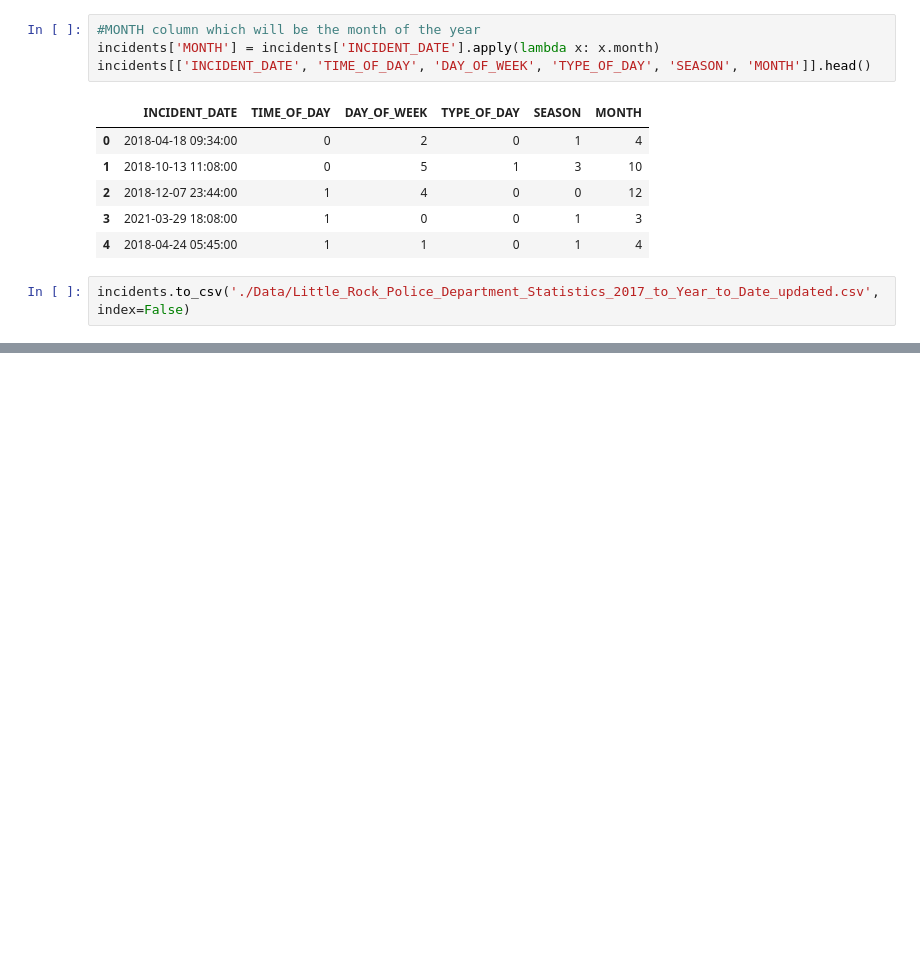
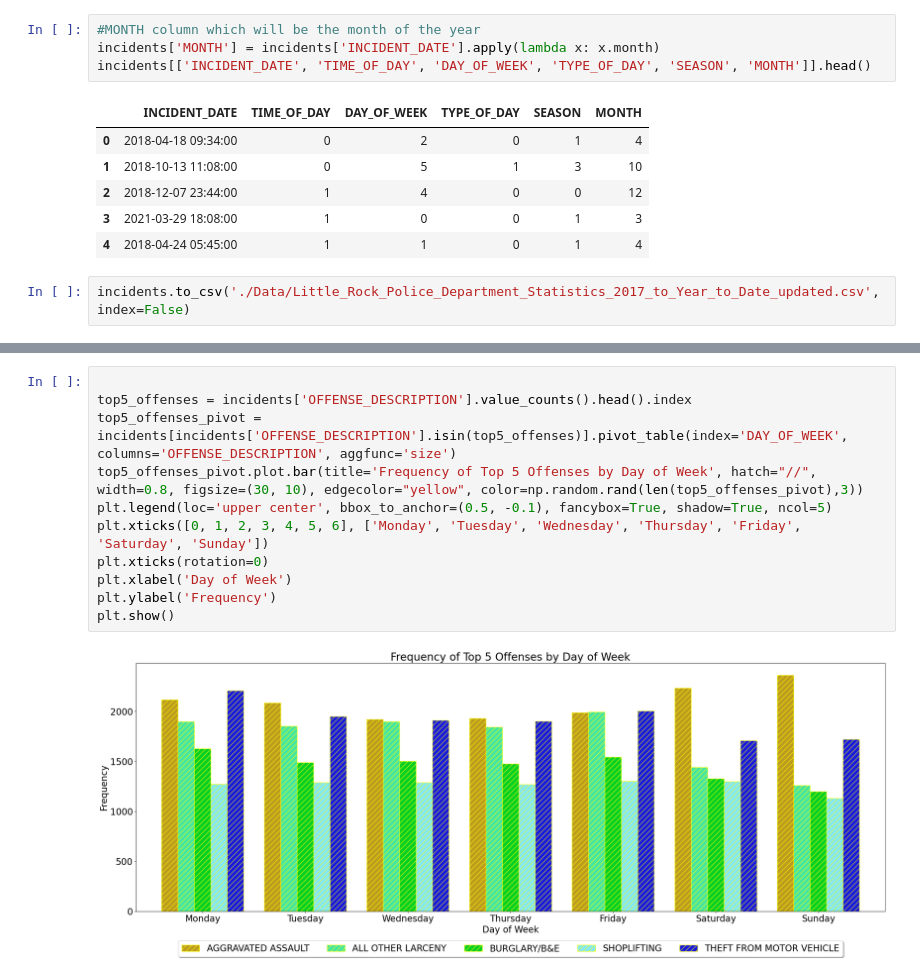
Before and after one commit to ATU-TechAI-Research-Hub/little-rock-crime, a Jupyter notebook: Offense Frequency Visualization.ipynb, the cells around one changed output, grey strips where cells are left out. Drawn from its saved outputs; the diff is of its cells as text; blank space fills up the shorter version.

Commit message:
Added visualization for top 5 offenses by the day of week

```diff
--- a/Offense Frequency Visualization.ipynb
+++ b/Offense Frequency Visualization.ipynb
@@ -104,3 +104,16 @@ plt.show()
+# %%
+
+top5_offenses = incidents['OFFENSE_DESCRIPTION'].value_counts().head().index
+top5_offenses_pivot = incidents[incidents['OFFENSE_DESCRIPTION'].isin(top5_offenses)].pivot_table(index='DAY_OF_WEEK', columns='OFFENSE_DESCRIPTION', aggfunc='size')
+top5_offenses_pivot.plot.bar(title='Frequency of Top 5 Offenses by Day of Week', hatch="//", width=0.8, figsize=(30, 10), edgecolor="yellow", color=np.random.rand(len(top5_offenses_pivot),3))
+plt.legend(loc='upper center', bbox_to_anchor=(0.5, -0.1), fancybox=True, shadow=True, ncol=5)
+plt.xticks([0, 1, 2, 3, 4, 5, 6], ['Monday', 'Tuesday', 'Wednesday', 'Thursday', 'Friday', 'Saturday', 'Sunday'])
+plt.xticks(rotation=0)
+plt.xlabel('Day of Week')
+plt.ylabel('Frequency')
+plt.show()
+# %% [output]
+[figure, added]
 # %%
 #Does the frequency of crimes change over year?
 monthly_incidents = incidents['MONTH'].value_counts().sort_index()
```
Also changed, not shown: parts of 4 cells of this notebook.
